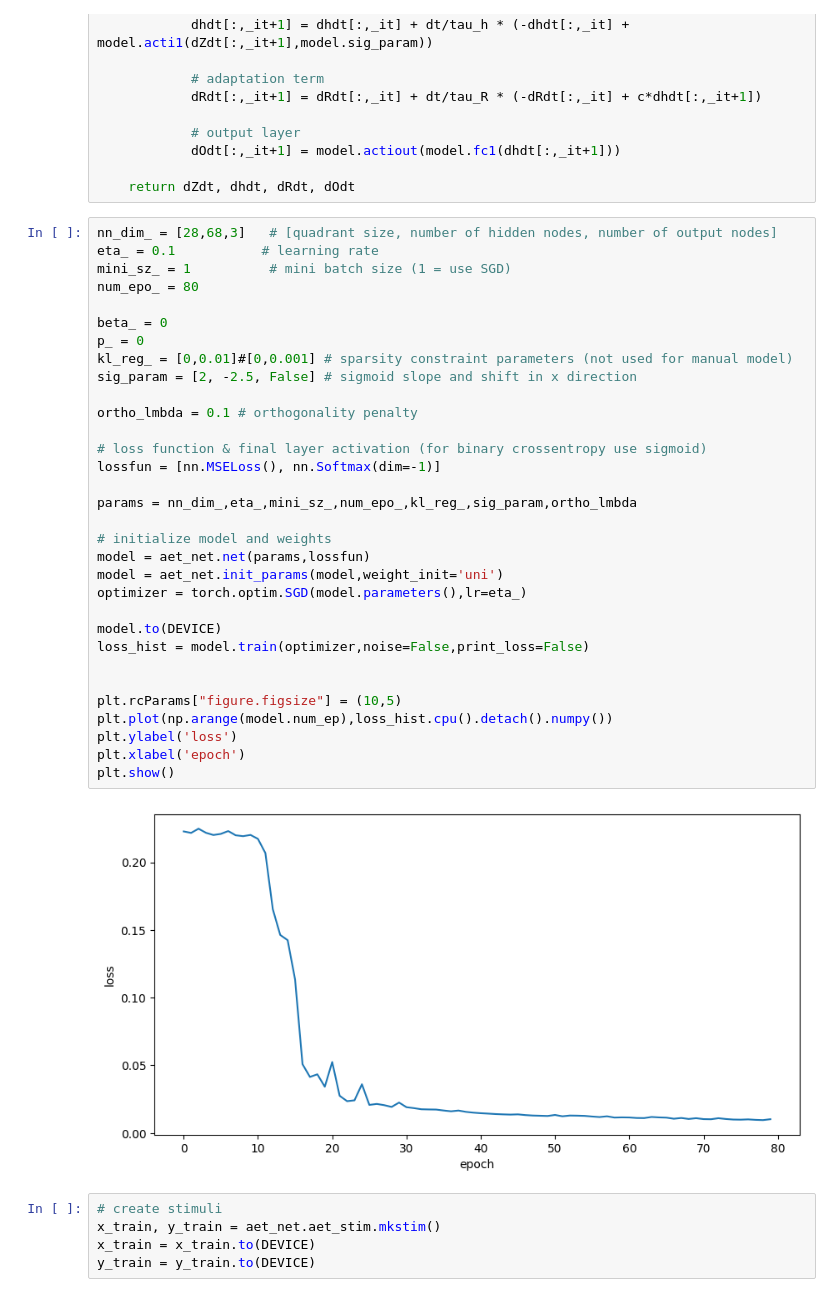
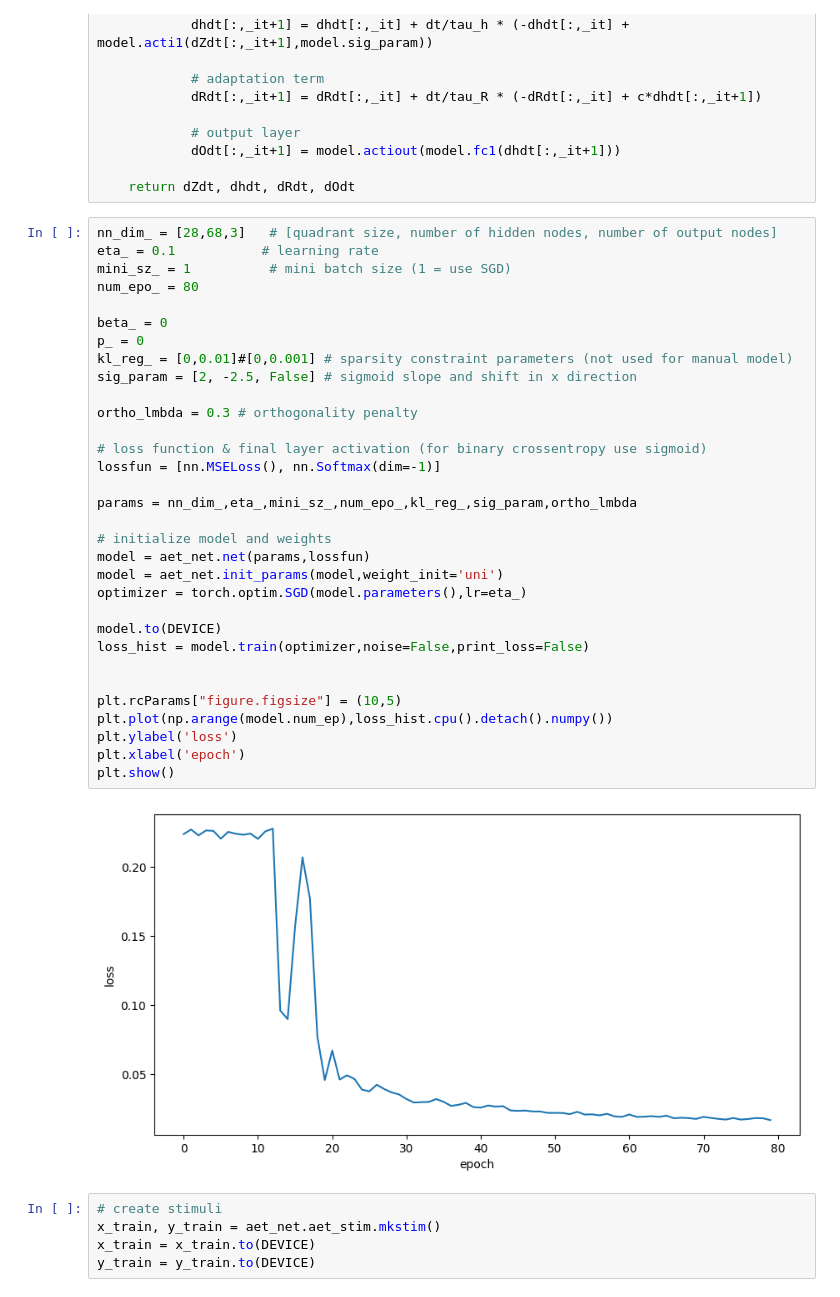
Before and after one commit to katduecker/dnn_osci, a Jupyter notebook: Thesis_ch3_one_layer_temporal_code.ipynb, the cells around one changed output. Saved outputs shown, nothing was run; the diff lists cells and outputs as text.

```diff
--- a/Thesis_ch3_one_layer_temporal_code.ipynb
+++ b/Thesis_ch3_one_layer_temporal_code.ipynb
@@ -93,35 +91,35 @@ nn_dim_ = [28,68,3]   # [quadrant size, number of hidden nodes, number of output
 eta_ = 0.1           # learning rate
 mini_sz_ = 1          # mini batch size (1 = use SGD)
 num_epo_ = 80
 
 beta_ = 0
 p_ = 0
 kl_reg_ = [0,0.01]#[0,0.001] # sparsity constraint parameters (not used for manual model)
 sig_param = [2, -2.5, False] # sigmoid slope and shift in x direction
 
-ortho_lmbda = 0.1 # orthogonality penalty
+ortho_lmbda = 0.3 # orthogonality penalty
 
 # loss function & final layer activation (for binary crossentropy use sigmoid)
 lossfun = [nn.MSELoss(), nn.Softmax(dim=-1)]
 
 params = nn_dim_,eta_,mini_sz_,num_epo_,kl_reg_,sig_param,ortho_lmbda
 
 # initialize model and weights
 model = aet_net.net(params,lossfun)
 model = aet_net.init_params(model,weight_init='uni')
 optimizer = torch.optim.SGD(model.parameters(),lr=eta_)
 
 model.to(DEVICE)
 loss_hist = model.train(optimizer,noise=False,print_loss=False)
 
 
 plt.rcParams["figure.figsize"] = (10,5)
 plt.plot(np.arange(model.num_ep),loss_hist.cpu().detach().numpy())
 plt.ylabel('loss')
 plt.xlabel('epoch')
 plt.show()
 # %% [output]
-[figure, old version]
+[figure, new version]
 # %%
 # create stimuli
 x_train, y_train = aet_net.aet_stim.mkstim()
```
Also changed, not shown: parts of 14 cells of this notebook.
